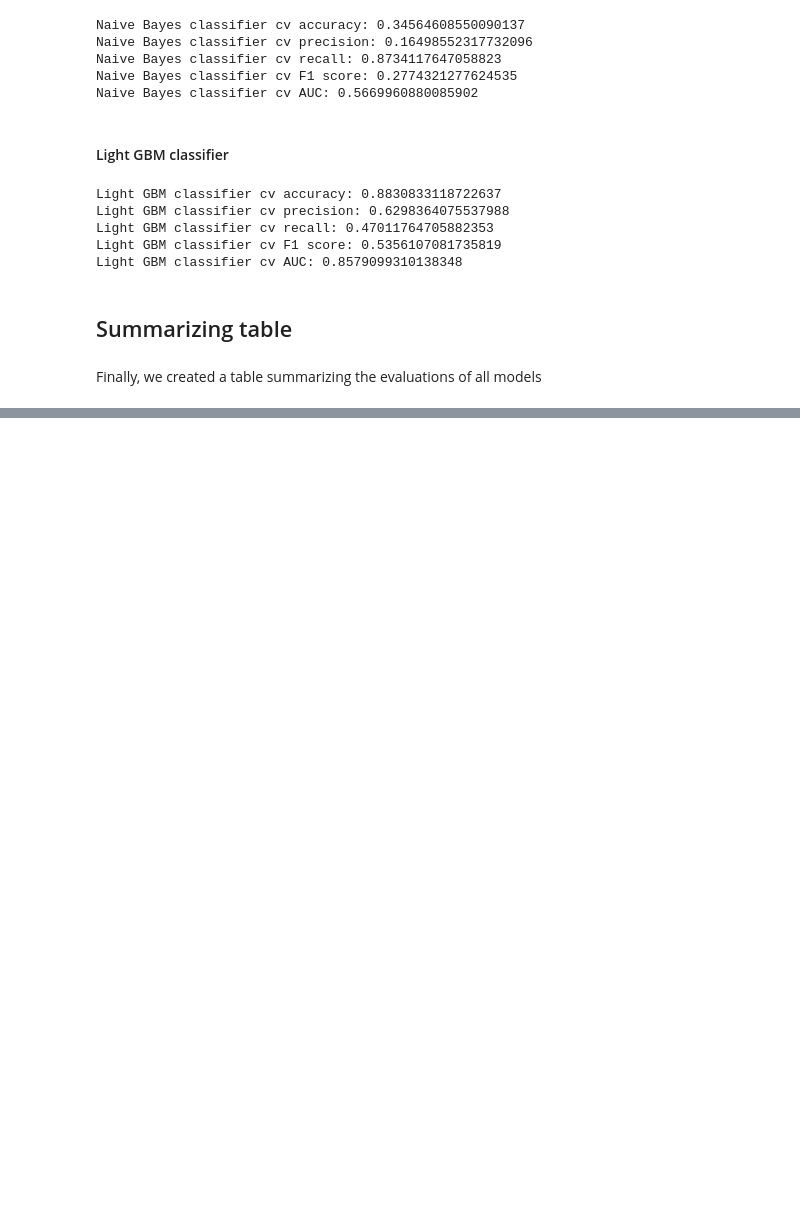
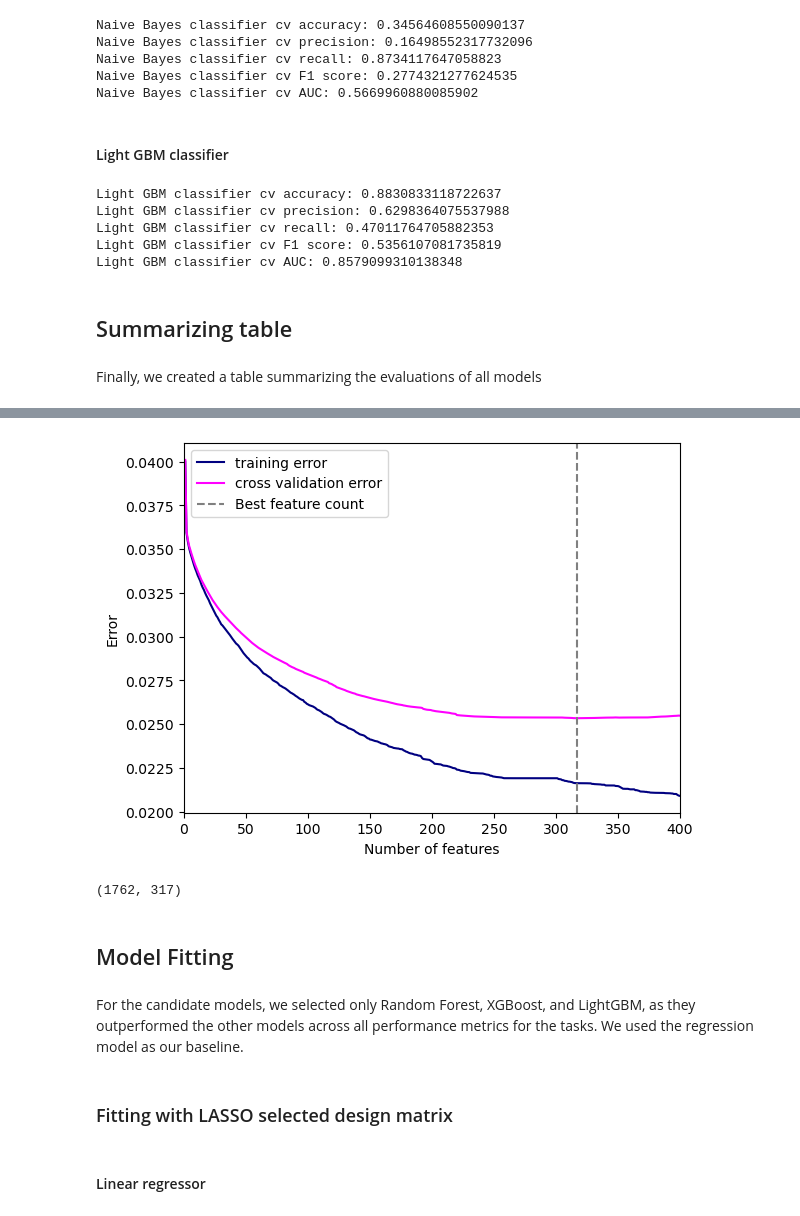
Before and after one commit to yuu1zhou/Song-prediction-with-ML, a Jupyter notebook: draft.ipynb, the cells around one changed output, grey strips where cells are left out. Saved outputs shown, nothing was run; the diff lists cells and outputs as text; code cells hidden in the pictures; blank space fills up the shorter version.

```diff
--- a/draft.ipynb
+++ b/draft.ipynb
@@ -1123,0 +1201,39 @@ Finally, we created a table summarizing the evaluations of all models
+# %%
+feature_num_lis = []
+cv_error_lis = []
+training_error_lis = []
+
+for i in range(400):
+    cv_error_lis.append(abs(subset_info[i+1]["avg_score"]))
+    feature_num_lis.append(i+1)
+
+    X_train_progress = X_train_final[:,subset_info[i+1]["feature_idx"]]
+    lin_reg = LinearRegression()
+    lin_reg.fit(X_train_progress, y)
+    y_pred = lin_reg.predict(X_train_progress)
+    training_error_lis.append(mean_squared_error(y, y_pred))
+
+fig,ax = plt.subplots()
+ax.plot(feature_num_lis, training_error_lis, label= "training error", color = "navy")
+ax.plot(feature_num_lis, cv_error_lis, label = "cross validation error", color = "magenta")
+ax.set(xlim=(0,400))
+ax.set_ylabel("Error")
+ax.set_xlabel("Number of features")
+ax.axvline(x=len(sfs_reg.k_feature_names_), color='grey', linestyle='--', label='Best feature count')
+ax.legend()
+plt.show()
+# %% [output]
+[figure, added]
+# %%
+X_train_selected_final_stepwise = X_train_final[:, sfs_reg.k_feature_idx_]
+X_train_selected_final_stepwise.shape
+# %% [output]
+(1762, 317)
+# %% [markdown]
+## Model Fitting
+# %% [markdown]
+For the candidate models, we selected only Random Forest, XGBoost, and LightGBM, as they outperformed the other models across all performance metrics for the tasks. We used the regression model as our baseline.
+# %% [markdown]
+### Fitting with LASSO selected design matrix
+# %% [markdown]
+#### Linear regressor
```
Also changed, not shown: parts of 77 cells of this notebook, 22 other files.
